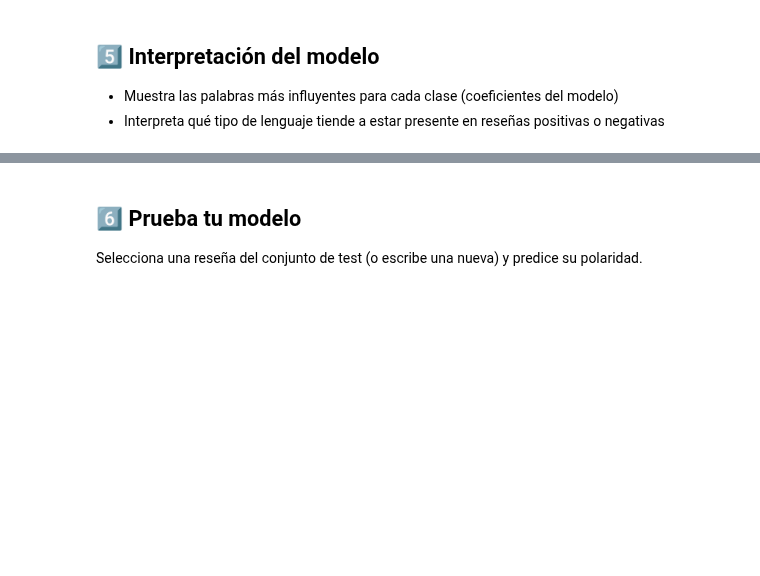
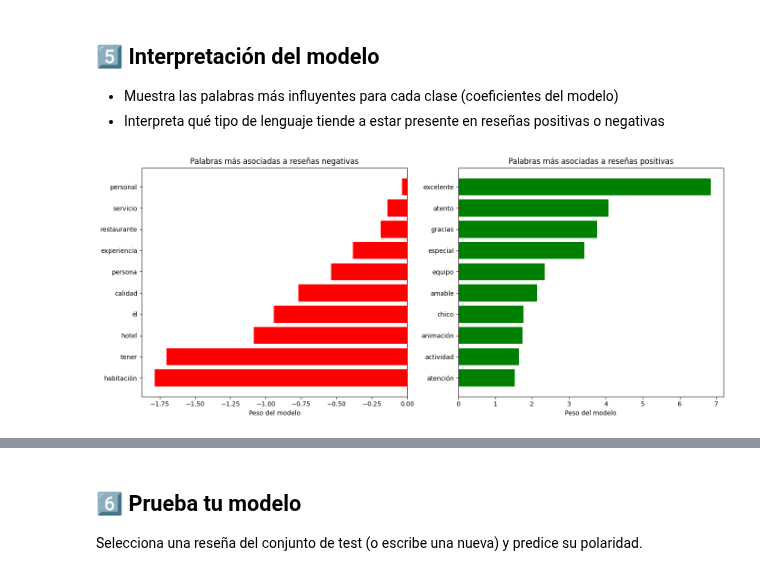
Before and after one commit to jsanchezv4/procesamiento, a Jupyter notebook: S6_taller_aplicado_(1).ipynb, the cells around one changed output, grey strips where cells are left out. Drawn from its saved outputs; the diff is of its cells as text; code cells hidden in the pictures; blank space fills up the shorter version.

```diff
--- a/S6_taller_aplicado_(1).ipynb
+++ b/S6_taller_aplicado_(1).ipynb
@@ -555,0 +552,31 @@ weighted avg       0.91      0.94      0.91     10369
+# %%
+import numpy as np
+import matplotlib.pyplot as plt
+
+# Extraer coeficientes y términos
+coefs = clf.coef_[0]
+terms = vectorizer.get_feature_names_out()
+
+# Obtener los términos más importantes para cada clase
+top_n = 10
+top_pos = np.argsort(coefs)[-top_n:]
+top_neg = np.argsort(coefs)[:top_n]
+
+plt.figure(figsize=(14, 6))
+
+plt.subplot(1, 2, 1)
+plt.barh(range(top_n), coefs[top_neg], align="center", color="red")
+plt.yticks(range(top_n), [terms[i] for i in top_neg])
+plt.title("Palabras más asociadas a reseñas negativas")
+plt.xlabel("Peso del modelo")
+
+plt.subplot(1, 2, 2)
+plt.barh(range(top_n), coefs[top_pos], align="center", color="green")
+plt.yticks(range(top_n), [terms[i] for i in top_pos])
+plt.title("Palabras más asociadas a reseñas positivas")
+plt.xlabel("Peso del modelo")
+
+plt.tight_layout()
+plt.show()
+# %% [output]
+[figure, added]
```
Also changed, not shown: parts of 8 cells of this notebook.
